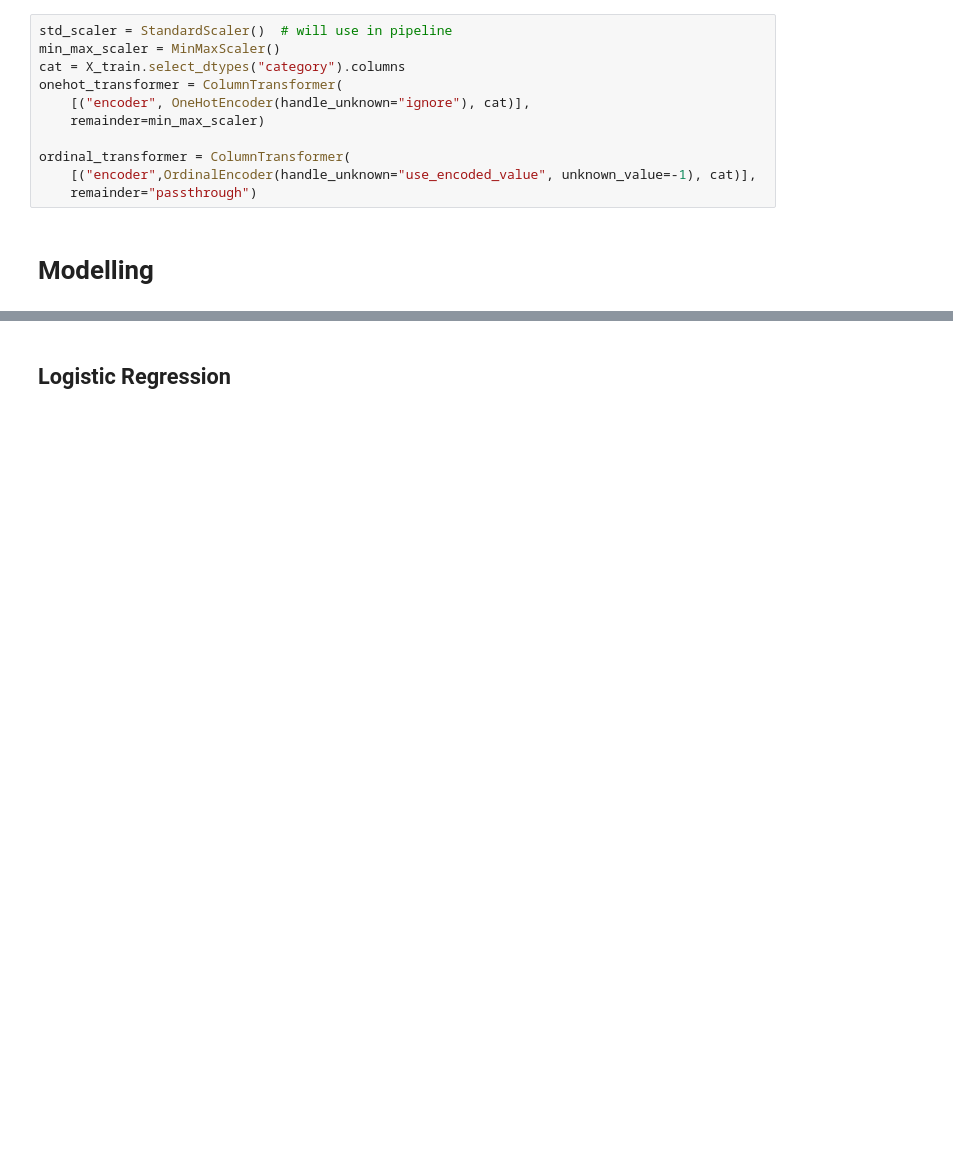
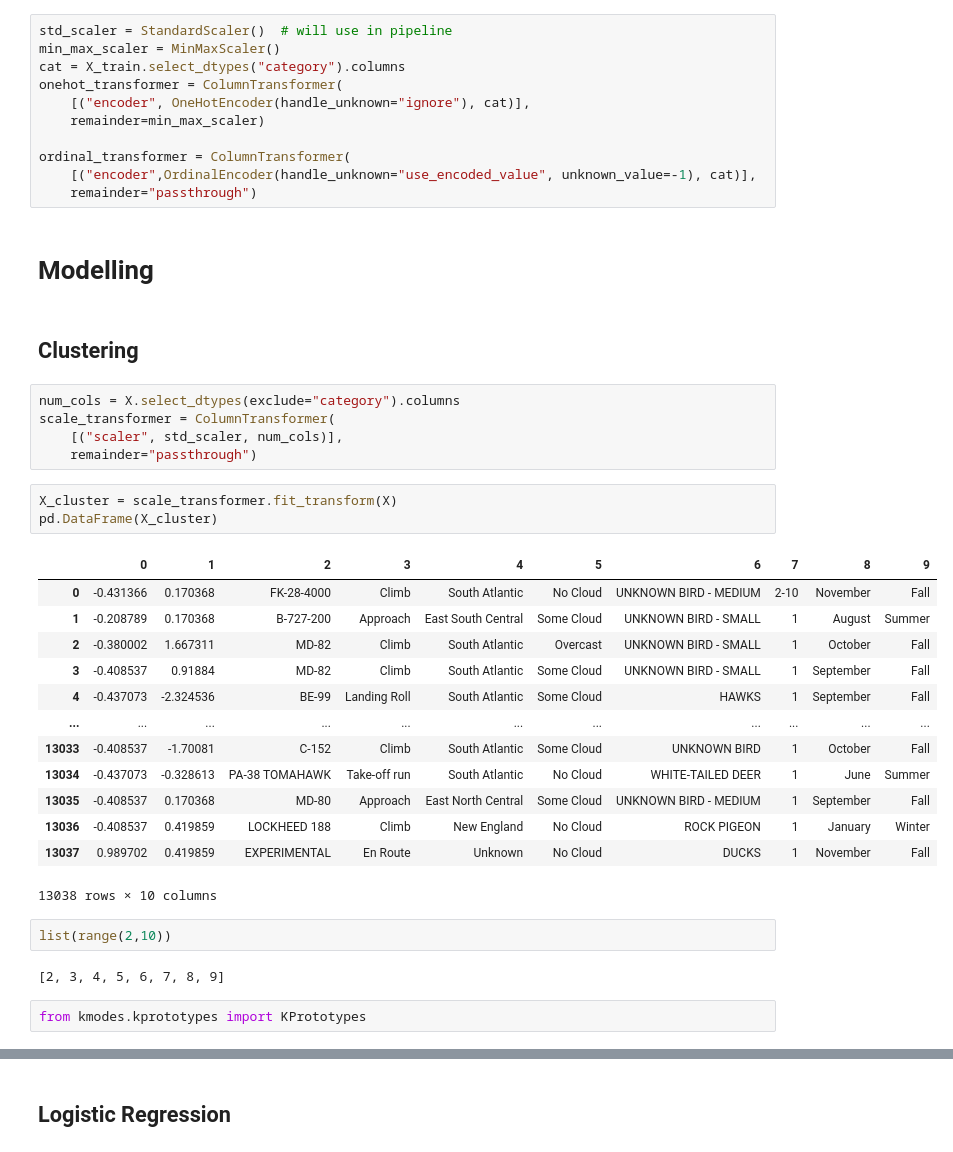
Before and after one commit to 0MADCAT0/ML_Projects, a Jupyter notebook: Bird_Strike_Effects/ML_Phase_1.ipynb, the cells around one changed output, grey strips where cells are left out. Drawn from its saved outputs; the diff is of its cells as text; blank space fills up the shorter version.

Commit message:
Bird Stirike Project Ended

```diff
--- a/Bird_Strike_Effects/ML_Phase_1.ipynb
+++ b/Bird_Strike_Effects/ML_Phase_1.ipynb
@@ -186,3 +168,33 @@ ordinal_transformer = ColumnTransformer(
     remainder="passthrough")
 # %% [markdown]
 # Modelling
+# %% [markdown]
+## Clustering
+# %%
+num_cols = X.select_dtypes(exclude="category").columns
+scale_transformer = ColumnTransformer(
+    [("scaler", std_scaler, num_cols)],
+    remainder="passthrough")
+# %%
+X_cluster = scale_transformer.fit_transform(X)
+pd.DataFrame(X_cluster)
+# %% [output]
+|  | 0 | 1 | 2 | 3 | 4 | 5 | 6 | 7 | 8 | 9 |
+| 0 | -0.431366 | 0.170368 | FK-28-4000 | Climb | South Atlantic | No Cloud | UNKNOWN BIRD - MEDIUM | 2-10 | November | Fall |
+| 1 | -0.208789 | 0.170368 | B-727-200 | Approach | East South Central | Some Cloud | UNKNOWN BIRD - SMALL | 1 | August | Summer |
+| 2 | -0.380002 | 1.667311 | MD-82 | Climb | South Atlantic | Overcast | UNKNOWN BIRD - SMALL | 1 | October | Fall |
+| 3 | -0.408537 | 0.91884 | MD-82 | Climb | South Atlantic | Some Cloud | UNKNOWN BIRD - SMALL | 1 | September | Fall |
+| 4 | -0.437073 | -2.324536 | BE-99 | Landing Roll | South Atlantic | Some Cloud | HAWKS | 1 | September | Fall |
+| ... | ... | ... | ... | ... | ... | ... | ... | ... | ... | ... |
+| 13033 | -0.408537 | -1.70081 | C-152 | Climb | South Atlantic | Some Cloud | UNKNOWN BIRD | 1 | October | Fall |
+| 13034 | -0.437073 | -0.328613 | PA-38 TOMAHAWK | Take-off run | South Atlantic | No Cloud | WHITE-TAILED DEER | 1 | June | Summer |
+| 13035 | -0.408537 | 0.170368 | MD-80 | Approach | East North Central | Some Cloud | UNKNOWN BIRD - MEDIUM | 1 | September | Fall |
+| 13036 | -0.408537 | 0.419859 | LOCKHEED 188 | Climb | New England | No Cloud | ROCK PIGEON | 1 | January | Winter |
+| 13037 | 0.989702 | 0.419859 | EXPERIMENTAL | En Route | Unknown | No Cloud | DUCKS | 1 | November | Fall |
+13038 rows × 10 columns
+# %%
+list(range(2,10))
+# %% [output]
+[2, 3, 4, 5, 6, 7, 8, 9]
+# %%
+from kmodes.kprototypes import KPrototypes
```
Also changed, not shown: parts of 24 cells of this notebook, 3 other files.
